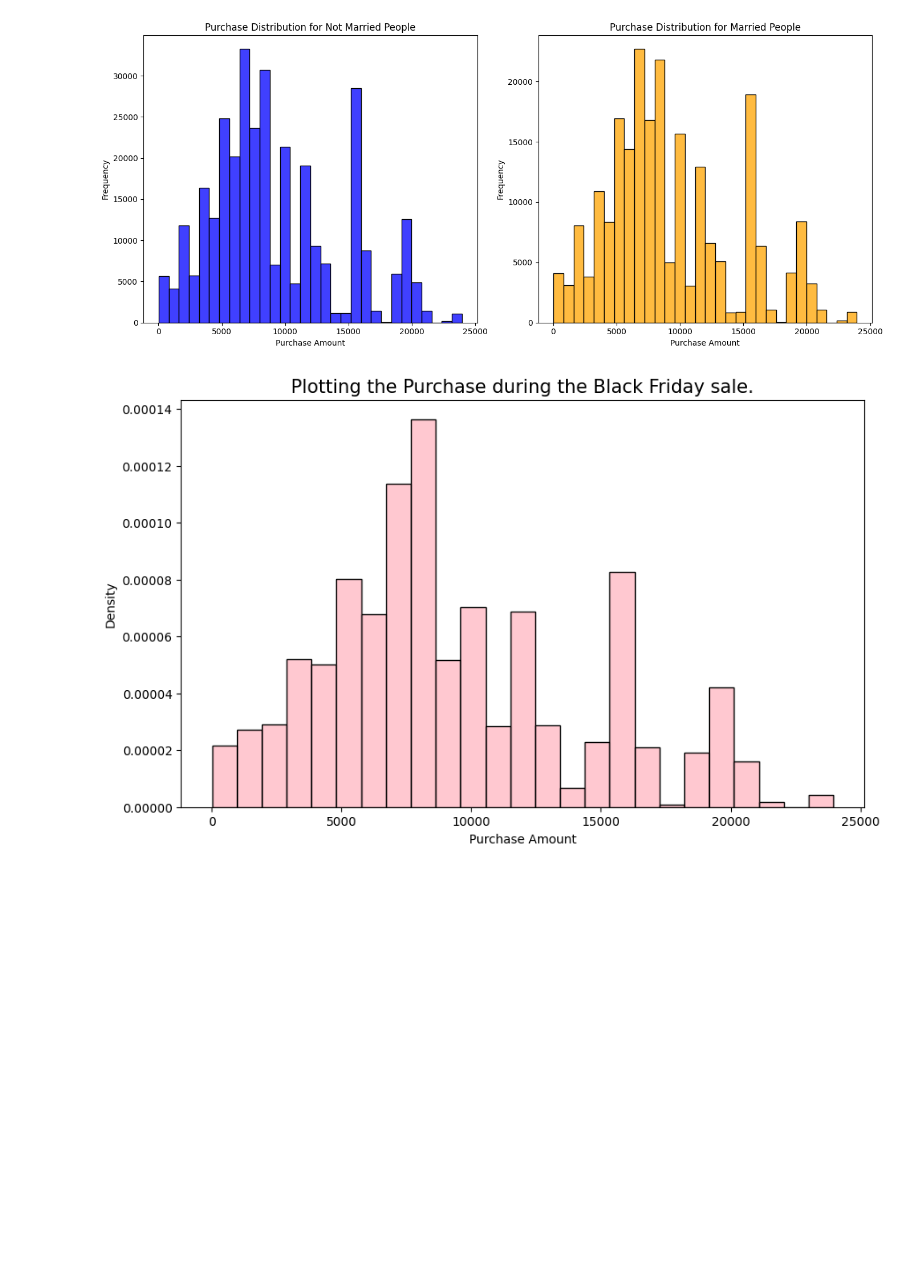
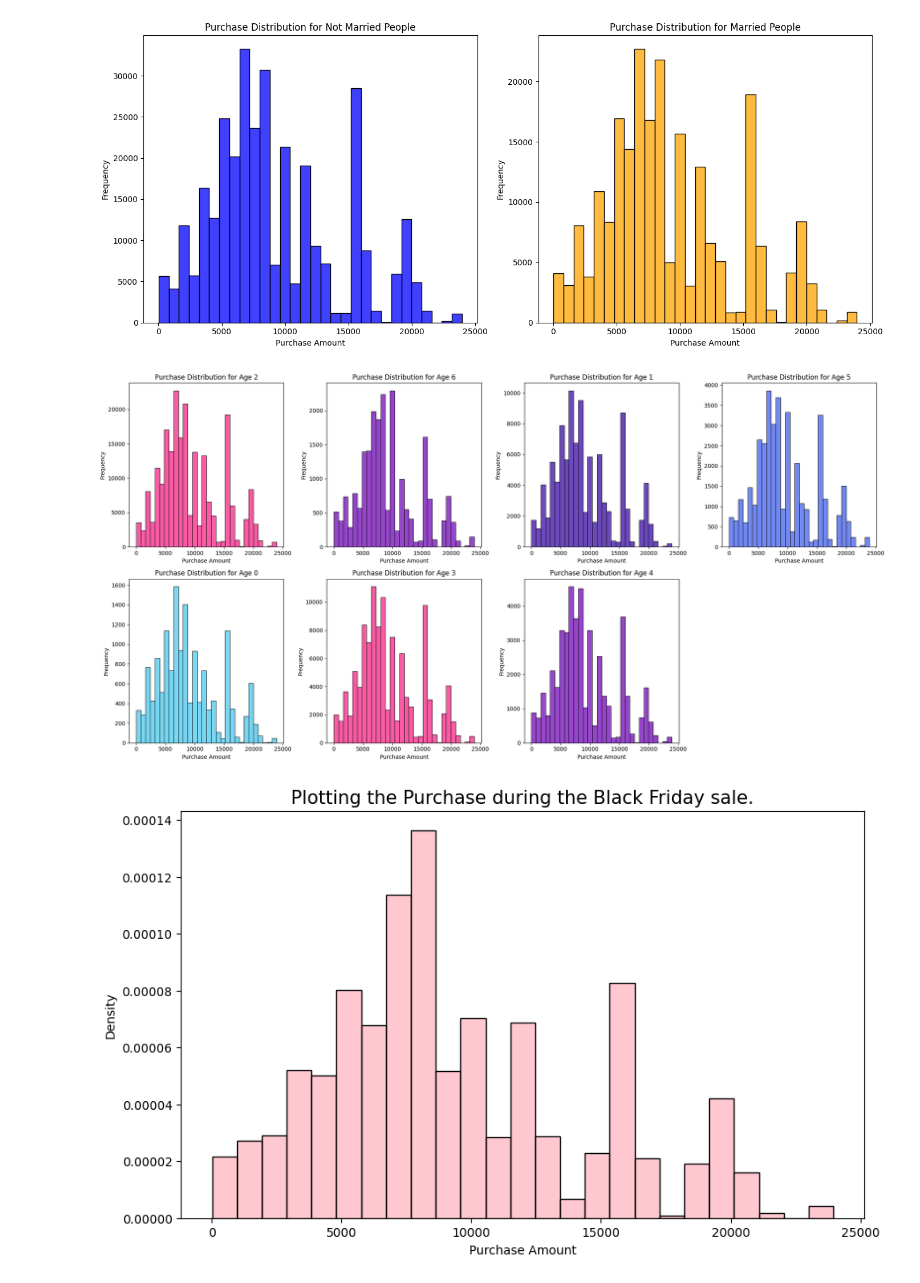
Before and after one commit to addaxis/black_friday, a Jupyter notebook: Black_Friday_EDA_Analysis.ipynb, the cells around one changed output. Drawn from its saved outputs; the diff is of its cells as text; code cells hidden in the pictures; blank space fills up the shorter version.

```diff
--- a/Black_Friday_EDA_Analysis.ipynb
+++ b/Black_Friday_EDA_Analysis.ipynb
@@ -488,6 +468,30 @@ plt.tight_layout()
 plt.show()
 # %% [output]
 [figure]
+# %%
+unique_ages = preprocessed_train_df['Age'].unique()
+n_rows = -(-len(unique_ages) // 4)
+
+colors = ["#F72585", "#7209B7", "#3A0CA3", "#4361EE", "#4CC9F0"]
+
+fig, axes = plt.subplots(n_rows, 4, figsize=(20, n_rows * 5))
+axes = axes.flatten()
+# Plot for ages
+for i, age in enumerate(unique_ages):
+    ax = axes[i]
+    sns.histplot(preprocessed_train_df[preprocessed_train_df['Age'] == age]['Purchase'],
+                 ax=ax, color=colors[i%len(colors)], bins=30)
+    ax.set_title(f'Purchase Distribution for Age {age}')
+    ax.set_xlabel('Purchase Amount')
+    ax.set_ylabel('Frequency')
+
+for j in range(i + 1, len(axes)):
+    axes[j].set_visible(False)
+
+plt.tight_layout()
+plt.show()
+# %% [output]
+[figure, added]
 # %%
 plt.figure(figsize=(10, 6))
 plt.title('Plotting the Purchase during the Black Friday sale.', size=15)
```
Also changed, not shown: parts of 7 cells of this notebook, 3 other files.
